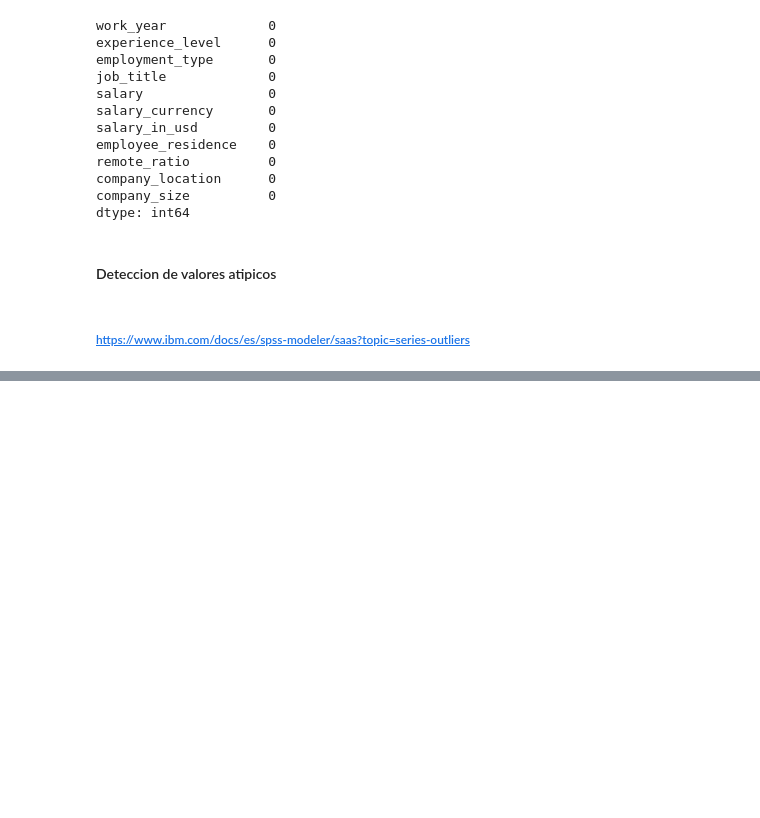
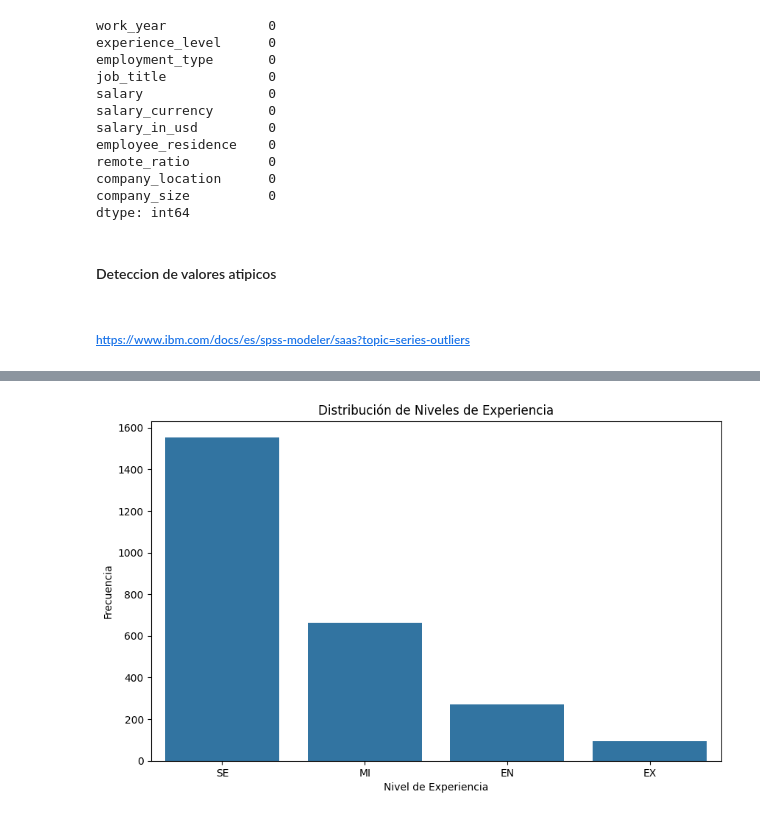
Before and after one commit to Morkand/Examen, a Jupyter notebook: examen.ipynb, the cells around one changed output, grey strips where cells are left out. Drawn from its saved outputs; the diff is of its cells as text; code cells hidden in the pictures; blank space fills up the shorter version.

```diff
--- a/examen.ipynb
+++ b/examen.ipynb
@@ -170,0 +197,13 @@ valores_atipicos
+# %%
+#Grafico de barras del nivel de experiencia
+plt.figure(figsize=(10, 6))  # Crear una figura de 10x6 pulgadas
+sns.countplot(x='experience_level', data=df_limpiados)  # Crear un grafico de barras en base a la columna 'experience_level'
+# Parametros:
+# - x='experience_level': Define que el eje X sera la columna 'experience_level'
+# - data=df_limpiados: Indica que estamos utilizando los datos del dataframe 'df_limpiados'
+plt.title('Distribución de Niveles de Experiencia')  # Titulo del grafico
+plt.xlabel('Nivel de Experiencia')  # Etiqueta del eje X
+plt.ylabel('Frecuencia')  # Etiqueta del eje Y
+plt.show()  # Mostrar el grafico
+# %% [output]
+[figure, added]
```
Also changed, not shown: parts of 6 cells of this notebook, 2 other files.
